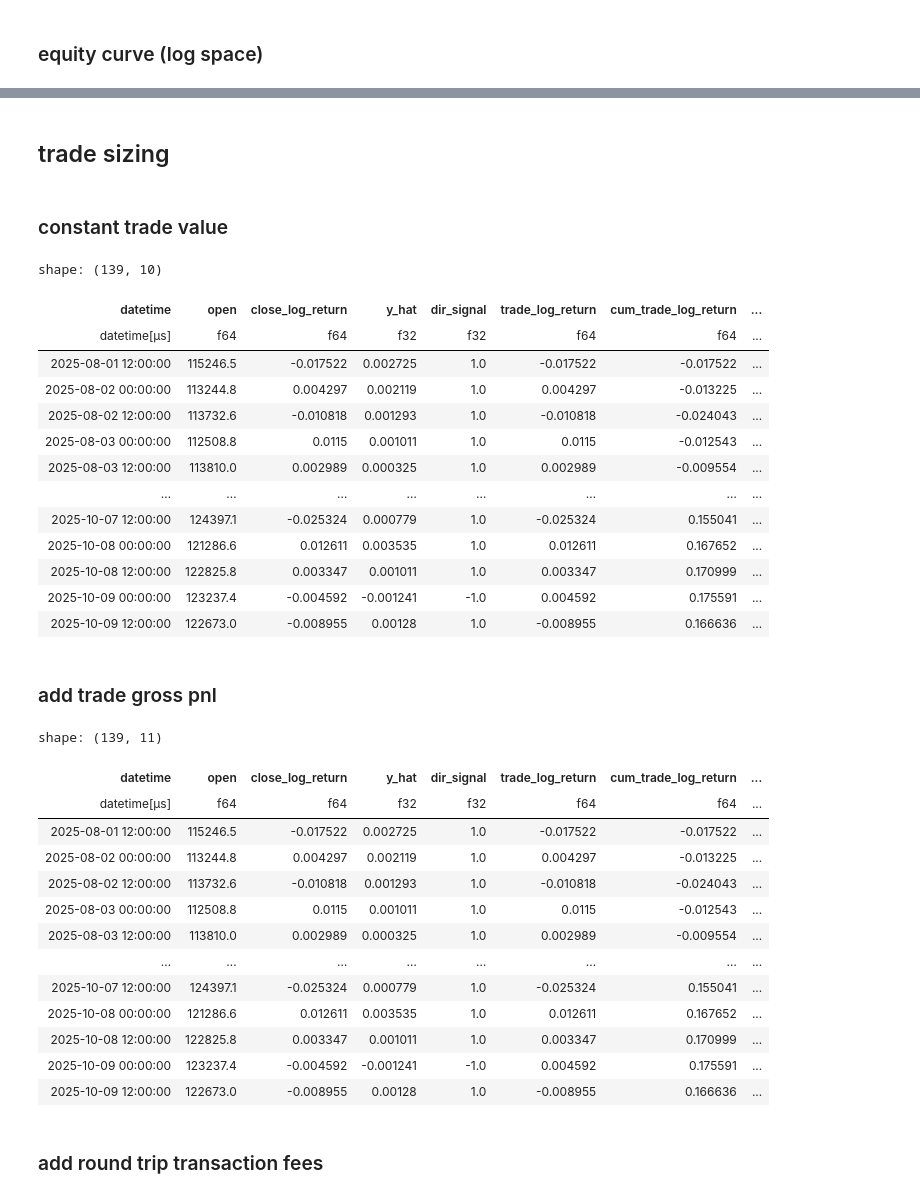
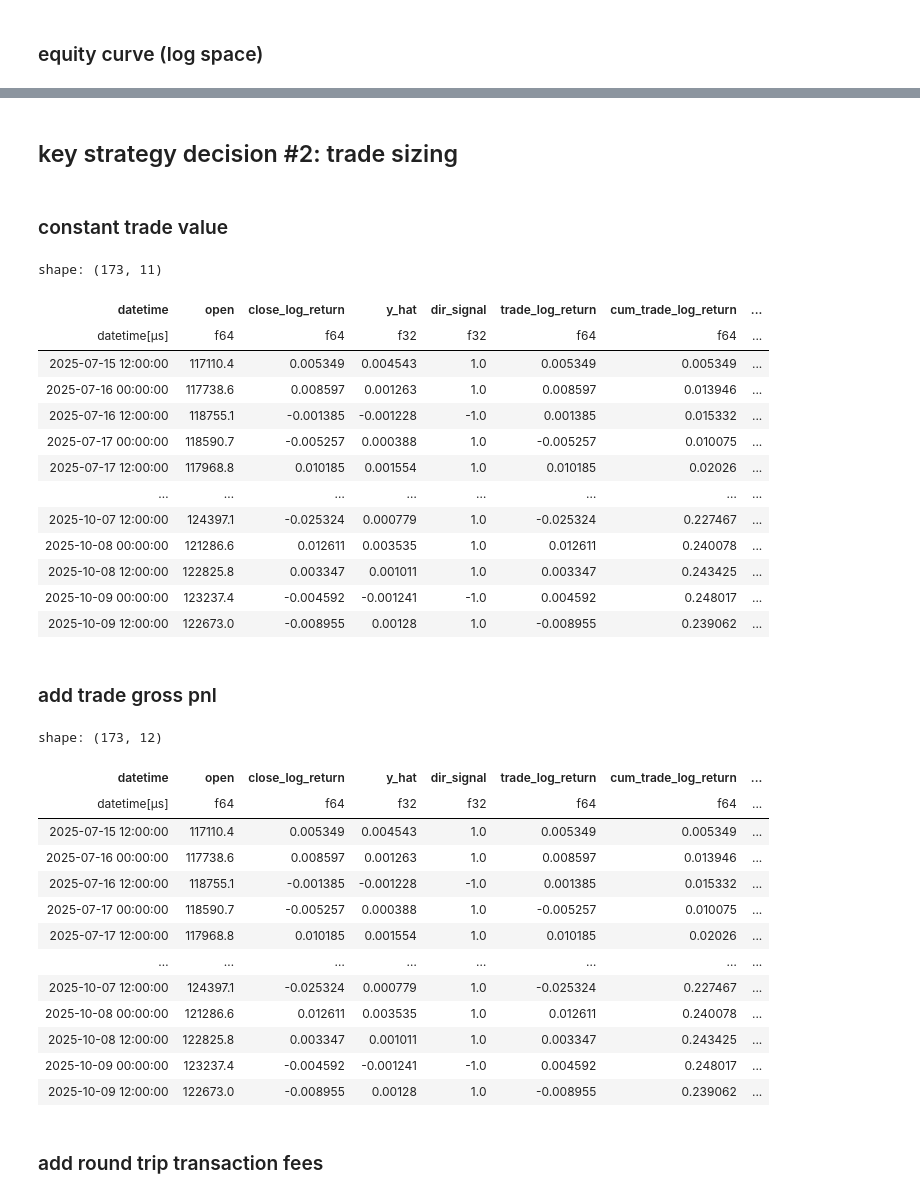
Before and after one commit to memlabs-research/build-a-quant-trading-strategy, a Jupyter notebook: video2.ipynb, the cells around one changed output, grey strips where cells are left out. Cells and saved outputs as stored; diff of their text form; code cells hidden in the pictures.

```diff
--- a/video2.ipynb
+++ b/video2.ipynb
@@ -50,7 +58,7 @@ sym = 'BTCUSDT'
 time_interval = '12h'
 download_window = 7 * 4 * 7 # roughly 6 months
 forecast_horizon = 1
-test_size = 0.2
+test_size = 0.25
 # %% [markdown]
 ### load the model
 # %%
@@ -186,4 +208,4 @@ shape: (692, 9)
 # %%
-train_trades, test_trades = research.timeseries_split(ts, test_size)
-train_trades
+_, test_trades = research.timeseries_split(ts, test_size)
+test_trades
 # %% [output]
@@ -383,3 +342,0 @@ research.plot_column(test_trades, 'cum_trade_log_return')
-# %%
-test_trades = research.add_tx_fees(test_trades, binance.MAKER_FEE, binance.TAKER_FEE)
-test_trades
@@ -413,5 +343,5 @@ research.plot_column(test_trades, 'equity_curve_net_maker')
 # %% [markdown]
-## trade sizing
+## key strategy decision #2: trade sizing
 # %% [markdown]
 ### constant trade value
 # %%
@@ -423,57 +353,59 @@ view_cols = [
     'dir_signal',
     'trade_log_return',
     'cum_trade_log_return',
-    'trade_value',
+    'pre_trade_value',
+    'post_trade_value',
     'trade_qty',
-    'signed_trade_qty'
+    'signed_trade_qty',
 ]
 # %%
 capital = 100
 trade_value = capital
 test_trades = test_trades.with_columns(
-    pl.lit(trade_value).alias('trade_value'),
-    (trade_value / pl.col('open')).alias('trade_qty')
+    pl.lit(trade_value).alias('pre_trade_value'),
+    (trade_value * pl.col('trade_log_return').exp()).alias('post_trade_value'),
+    (trade_value / pl.col('open')).alias('trade_qty'),
 ).with_columns(
-    (pl.col('trade_qty') * pl.col('dir_signal')).alias('signed_trade_qty')
+    (pl.col('trade_qty') * pl.col('dir_signal')).alias('signed_trade_qty'),
 )
 
 test_trades.select(view_cols)
 # %% [output]
-shape: (139, 10)
+shape: (173, 11)
 | datetime | open | close_log_return | y_hat | dir_signal | trade_log_return | cum_trade_log_return | ... |
 | datetime[μs] | f64 | f64 | f32 | f32 | f64 | f64 | ... |
-| 2025-08-01 12:00:00 | 115246.5 | -0.017522 | 0.002725 | 1.0 | -0.017522 | -0.017522 | ... |
-| 2025-08-02 00:00:00 | 113244.8 | 0.004297 | 0.002119 | 1.0 | 0.004297 | -0.013225 | ... |
-| 2025-08-02 12:00:00 | 113732.6 | -0.010818 | 0.001293 | 1.0 | -0.010818 | -0.024043 | ... |
-| 2025-08-03 00:00:00 | 112508.8 | 0.0115 | 0.001011 | 1.0 | 0.0115 | -0.012543 | ... |
-| 2025-08-03 12:00:00 | 113810.0 | 0.002989 | 0.000325 | 1.0 | 0.002989 | -0.009554 | ... |
+| 2025-07-15 12:00:00 | 117110.4 | 0.005349 | 0.004543 | 1.0 | 0.005349 | 0.005349 | ... |
+| 2025-07-16 00:00:00 | 117738.6 | 0.008597 | 0.001263 | 1.0 | 0.008597 | 0.013946 | ... |
+| 2025-07-16 12:00:00 | 118755.1 | -0.001385 | -0.001228 | -1.0 | 0.001385 | 0.015332 | ... |
+| 2025-07-17 00:00:00 | 118590.7 | -0.005257 | 0.000388 | 1.0 | -0.005257 | 0.010075 | ... |
+| 2025-07-17 12:00:00 | 117968.8 | 0.010185 | 0.001554 | 1.0 | 0.010185 | 0.02026 | ... |
 | … | … | … | … | … | … | … | ... |
-| 2025-10-07 12:00:00 | 124397.1 | -0.025324 | 0.000779 | 1.0 | -0.025324 | 0.155041 | ... |
-| 2025-10-08 00:00:00 | 121286.6 | 0.012611 | 0.003535 | 1.0 | 0.012611 | 0.167652 | ... |
-| 2025-10-08 12:00:00 | 122825.8 | 0.003347 | 0.001011 | 1.0 | 0.003347 | 0.170999 | ... |
-| 2025-10-09 00:00:00 | 123237.4 | -0.004592 | -0.001241 | -1.0 | 0.004592 | 0.175591 | ... |
-| 2025-10-09 12:00:00 | 122673.0 | -0.008955 | 0.00128 | 1.0 | -0.008955 | 0.166636 | ... |
+| 2025-10-07 12:00:00 | 124397.1 | -0.025324 | 0.000779 | 1.0 | -0.025324 | 0.227467 | ... |
+| 2025-10-08 00:00:00 | 121286.6 | 0.012611 | 0.003535 | 1.0 | 0.012611 | 0.240078 | ... |
+| 2025-10-08 12:00:00 | 122825.8 | 0.003347 | 0.001011 | 1.0 | 0.003347 | 0.243425 | ... |
+| 2025-10-09 00:00:00 | 123237.4 | -0.004592 | -0.001241 | -1.0 | 0.004592 | 0.248017 | ... |
+| 2025-10-09 12:00:00 | 122673.0 | -0.008955 | 0.00128 | 1.0 | -0.008955 | 0.239062 | ... |
 # %% [markdown]
 ### add trade gross pnl
 # %%
-test_trades = test_trades.with_columns((pl.col('trade_log_return')*pl.col('trade_value')).alias('trade_gross_pnl'))
+test_trades = test_trades.with_columns((pl.col('post_trade_value') - pl.col('pre_trade_value')).alias('trade_gross_pnl'))
 if 'trade_gross_pnl' not in view_cols: view_cols.append('trade_gross_pnl')
 test_trades.select(view_cols)
 # %% [output]
-shape: (139, 11)
+shape: (173, 12)
 | datetime | open | close_log_return | y_hat | dir_signal | trade_log_return | cum_trade_log_return | ... |
 | datetime[μs] | f64 | f64 | f32 | f32 | f64 | f64 | ... |
-| 2025-08-01 12:00:00 | 115246.5 | -0.017522 | 0.002725 | 1.0 | -0.017522 | -0.017522 | ... |
-| 2025-08-02 00:00:00 | 113244.8 | 0.004297 | 0.002119 | 1.0 | 0.004297 | -0.013225 | ... |
-| 2025-08-02 12:00:00 | 113732.6 | -0.010818 | 0.001293 | 1.0 | -0.010818 | -0.024043 | ... |
-| 2025-08-03 00:00:00 | 112508.8 | 0.0115 | 0.001011 | 1.0 | 0.0115 | -0.012543 | ... |
-| 2025-08-03 12:00:00 | 113810.0 | 0.002989 | 0.000325 | 1.0 | 0.002989 | -0.009554 | ... |
+| 2025-07-15 12:00:00 | 117110.4 | 0.005349 | 0.004543 | 1.0 | 0.005349 | 0.005349 | ... |
+| 2025-07-16 00:00:00 | 117738.6 | 0.008597 | 0.001263 | 1.0 | 0.008597 | 0.013946 | ... |
+| 2025-07-16 12:00:00 | 118755.1 | -0.001385 | -0.001228 | -1.0 | 0.001385 | 0.015332 | ... |
+| 2025-07-17 00:00:00 | 118590.7 | -0.005257 | 0.000388 | 1.0 | -0.005257 | 0.010075 | ... |
+| 2025-07-17 12:00:00 | 117968.8 | 0.010185 | 0.001554 | 1.0 | 0.010185 | 0.02026 | ... |
 | … | … | … | … | … | … | … | ... |
-| 2025-10-07 12:00:00 | 124397.1 | -0.025324 | 0.000779 | 1.0 | -0.025324 | 0.155041 | ... |
-| 2025-10-08 00:00:00 | 121286.6 | 0.012611 | 0.003535 | 1.0 | 0.012611 | 0.167652 | ... |
-| 2025-10-08 12:00:00 | 122825.8 | 0.003347 | 0.001011 | 1.0 | 0.003347 | 0.170999 | ... |
-| 2025-10-09 00:00:00 | 123237.4 | -0.004592 | -0.001241 | -1.0 | 0.004592 | 0.175591 | ... |
-| 2025-10-09 12:00:00 | 122673.0 | -0.008955 | 0.00128 | 1.0 | -0.008955 | 0.166636 | ... |
+| 2025-10-07 12:00:00 | 124397.1 | -0.025324 | 0.000779 | 1.0 | -0.025324 | 0.227467 | ... |
+| 2025-10-08 00:00:00 | 121286.6 | 0.012611 | 0.003535 | 1.0 | 0.012611 | 0.240078 | ... |
+| 2025-10-08 12:00:00 | 122825.8 | 0.003347 | 0.001011 | 1.0 | 0.003347 | 0.243425 | ... |
+| 2025-10-09 00:00:00 | 123237.4 | -0.004592 | -0.001241 | -1.0 | 0.004592 | 0.248017 | ... |
+| 2025-10-09 12:00:00 | 122673.0 | -0.008955 | 0.00128 | 1.0 | -0.008955 | 0.239062 | ... |
 # %% [markdown]
 ### add round trip transaction fees
 # %%
```
Also changed, not shown: parts of 97 cells of this notebook, 1 other file.
